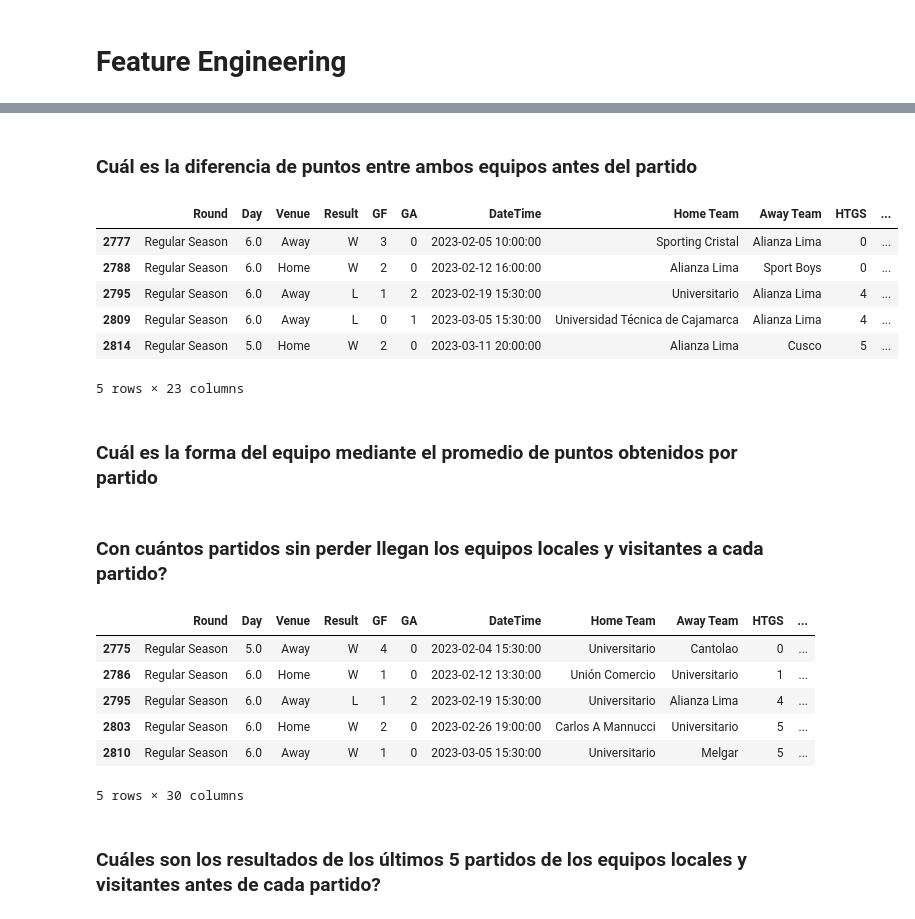
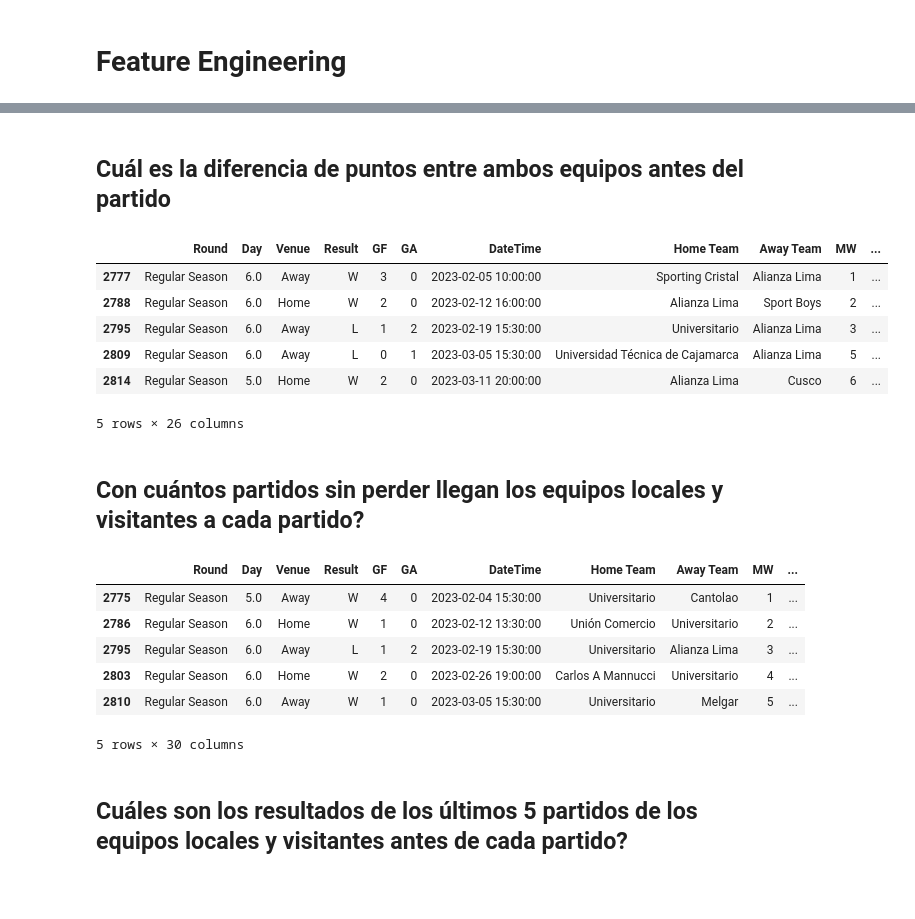
Before and after one commit to raulc03/match-prediction, a Jupyter notebook: notebooks/Predict_match_winner.ipynb, the cells around one changed output, grey strips where cells are left out. Saved outputs shown, nothing was run; the diff lists cells and outputs as text; code cells hidden in the pictures; blank space fills up the shorter version.

```diff
--- a/notebooks/Predict_match_winner.ipynb
+++ b/notebooks/Predict_match_winner.ipynb
@@ -861,0 +543,24 @@ scores_1
+# %%
+def get_match_week(df: pd.DataFrame) -> pd.DataFrame:
+    df['year'] = df['DateTime'].dt.year
+
+    cols = ['year', 'Home Team']
+    df_home = df[cols].rename(columns={'Home Team': 'Team'})
+    df_home['venue'] = 'Home'
+
+    cols = ['year', 'Away Team']
+    df_away = df[cols].rename(columns={'Away Team': 'Team'})
+    df_away['venue'] = 'Away'
+
+    df_largo = pd.concat([df_home, df_away])
+    df_largo = df_largo.sort_index()
+
+    df_largo['MW'] = (df_largo.groupby(['year', 'Team']).cumcount() + 1)
+    df_pivot = df_largo.pivot(
+        columns='venue', values='MW')
+
+    df_pivot['MW'] = df_pivot[[
+        'Away', 'Home']].max(axis=1)
+
+    return (pd.concat([df, df_pivot['MW']], axis=1)
+               .drop('year', axis=1))
@@ -861,0 +636,2 @@ scores_1
+# %%
+df = goals_scored(df)
@@ -928,21 +721,27 @@ def get_points(df: pd.DataFrame) -> pd.DataFrame:
     return (pd.concat([df, df_pivot[['HTP', 'ATP']]], axis=1)
            .drop('year', axis=1))
 # %%
-df_2 = get_points(df_2)
+df = get_points(df)
 # %% [markdown]
-### Cuál es la diferencia de puntos entre ambos equipos antes del partido
+## Cuál es la diferencia de puntos entre ambos equipos antes del partido
 # %%
-df_2['PD'] = df_2['HTP'] - df_2['ATP']
+df['PD'] = df['HTP'] - df['ATP']
+
+df['HTPForm'] = df['HTP'] / (df['MW'] - 1)
+df['ATPForm'] = df['ATP'] / (df['MW'] - 1)
+
+df['HTPForm'] = df['HTPForm'].fillna(0)
+df['ATPForm'] = df['ATPForm'].fillna(0)
+
+df['PDForm'] = df['HTPForm'] - df['ATPForm']
 # %%
 team = 'Alianza Lima'
-df_2[(df_2['DateTime'].dt.year == 2023) & ((df_2['Home Team'] == team) | (df_2['Away Team'] == team))].head()
+df[(df['DateTime'].dt.year == 2023) & ((df['Home Team'] == team) | (df['Away Team'] == team))].head()
 # %% [output]
-|  | Round | Day | Venue | Result | GF | GA | DateTime | Home Team | Away Team | HTGS | ... |
-| 2777 | Regular Season | 6.0 | Away | W | 3 | 0 | 2023-02-05 10:00:00 | Sporting Cristal | Alianza Lima | 0 | ... |
-| 2788 | Regular Season | 6.0 | Home | W | 2 | 0 | 2023-02-12 16:00:00 | Alianza Lima | Sport Boys | 0 | ... |
-| 2795 | Regular Season | 6.0 | Away | L | 1 | 2 | 2023-02-19 15:30:00 | Universitario | Alianza Lima | 4 | ... |
-| 2809 | Regular Season | 6.0 | Away | L | 0 | 1 | 2023-03-05 15:30:00 | Universidad Técnica de Cajamarca | Alianza Lima | 4 | ... |
-| 2814 | Regular Season | 5.0 | Home | W | 2 | 0 | 2023-03-11 20:00:00 | Alianza Lima | Cusco | 5 | ... |
+|  | Round | Day | Venue | Result | GF | GA | DateTime | Home Team | Away Team | MW | ... |
+| 2777 | Regular Season | 6.0 | Away | W | 3 | 0 | 2023-02-05 10:00:00 | Sporting Cristal | Alianza Lima | 1 | ... |
+| 2788 | Regular Season | 6.0 | Home | W | 2 | 0 | 2023-02-12 16:00:00 | Alianza Lima | Sport Boys | 2 | ... |
+| 2795 | Regular Season | 6.0 | Away | L | 1 | 2 | 2023-02-19 15:30:00 | Universitario | Alianza Lima | 3 | ... |
+| 2809 | Regular Season | 6.0 | Away | L | 0 | 1 | 2023-03-05 15:30:00 | Universidad Técnica de Cajamarca | Alianza Lima | 5 | ... |
+| 2814 | Regular Season | 5.0 | Home | W | 2 | 0 | 2023-03-11 20:00:00 | Alianza Lima | Cusco | 6 | ... |
-5 rows × 23 columns
+5 rows × 26 columns
-# %% [markdown]
-### Cuál es la forma del equipo mediante el promedio de puntos obtenidos por partido
@@ -953,5 +748,5 @@ df_2['PDForm'] = df_2['HTPForm'] - df_2['ATPForm']
 # %% [markdown]
-### Con cuántos partidos sin perder llegan los equipos locales y visitantes a cada partido?
+## Con cuántos partidos sin perder llegan los equipos locales y visitantes a cada partido?
 # %%
 def calculate_unbeaten_streaks(results):
     u_streak = 0
@@ -1016,16 +811,16 @@ df_2 = get_streaks(df_2)
 # %%
 team = 'Universitario'
-df_2[(df_2['DateTime'].dt.year == 2023) & ((df_2['Home Team'] == team) | (df_2['Away Team'] == team))].head()
+df[(df['DateTime'].dt.year == 2023) & ((df['Home Team'] == team) | (df['Away Team'] == team))].head()
 # %% [output]
-|  | Round | Day | Venue | Result | GF | GA | DateTime | Home Team | Away Team | HTGS | ... |
-| 2775 | Regular Season | 5.0 | Away | W | 4 | 0 | 2023-02-04 15:30:00 | Universitario | Cantolao | 0 | ... |
-| 2786 | Regular Season | 6.0 | Home | W | 1 | 0 | 2023-02-12 13:30:00 | Unión Comercio | Universitario | 1 | ... |
-| 2795 | Regular Season | 6.0 | Away | L | 1 | 2 | 2023-02-19 15:30:00 | Universitario | Alianza Lima | 4 | ... |
-| 2803 | Regular Season | 6.0 | Home | W | 2 | 0 | 2023-02-26 19:00:00 | Carlos A Mannucci | Universitario | 5 | ... |
+|  | Round | Day | Venue | Result | GF | GA | DateTime | Home Team | Away Team | MW | ... |
+| 2775 | Regular Season | 5.0 | Away | W | 4 | 0 | 2023-02-04 15:30:00 | Universitario | Cantolao | 1 | ... |
+| 2786 | Regular Season | 6.0 | Home | W | 1 | 0 | 2023-02-12 13:30:00 | Unión Comercio | Universitario | 2 | ... |
+| 2795 | Regular Season | 6.0 | Away | L | 1 | 2 | 2023-02-19 15:30:00 | Universitario | Alianza Lima | 3 | ... |
+| 2803 | Regular Season | 6.0 | Home | W | 2 | 0 | 2023-02-26 19:00:00 | Carlos A Mannucci | Universitario | 4 | ... |
 | 2810 | Regular Season | 6.0 | Away | W | 1 | 0 | 2023-03-05 15:30:00 | Universitario | Melgar | 5 | ... |
 5 rows × 30 columns
 # %% [markdown]
-### Cuáles son los resultados de los últimos 5 partidos de los equipos locales y visitantes antes de cada partido?
+## Cuáles son los resultados de los últimos 5 partidos de los equipos locales y visitantes antes de cada partido?
 # %%
 def get_5_last_games(df: pd.DataFrame):
     """Función que obtiene el resultado de los últimos 5 partidos de los equipos antes de cada partido
```
Also changed, not shown: parts of 114 cells of this notebook, 3 other files.
